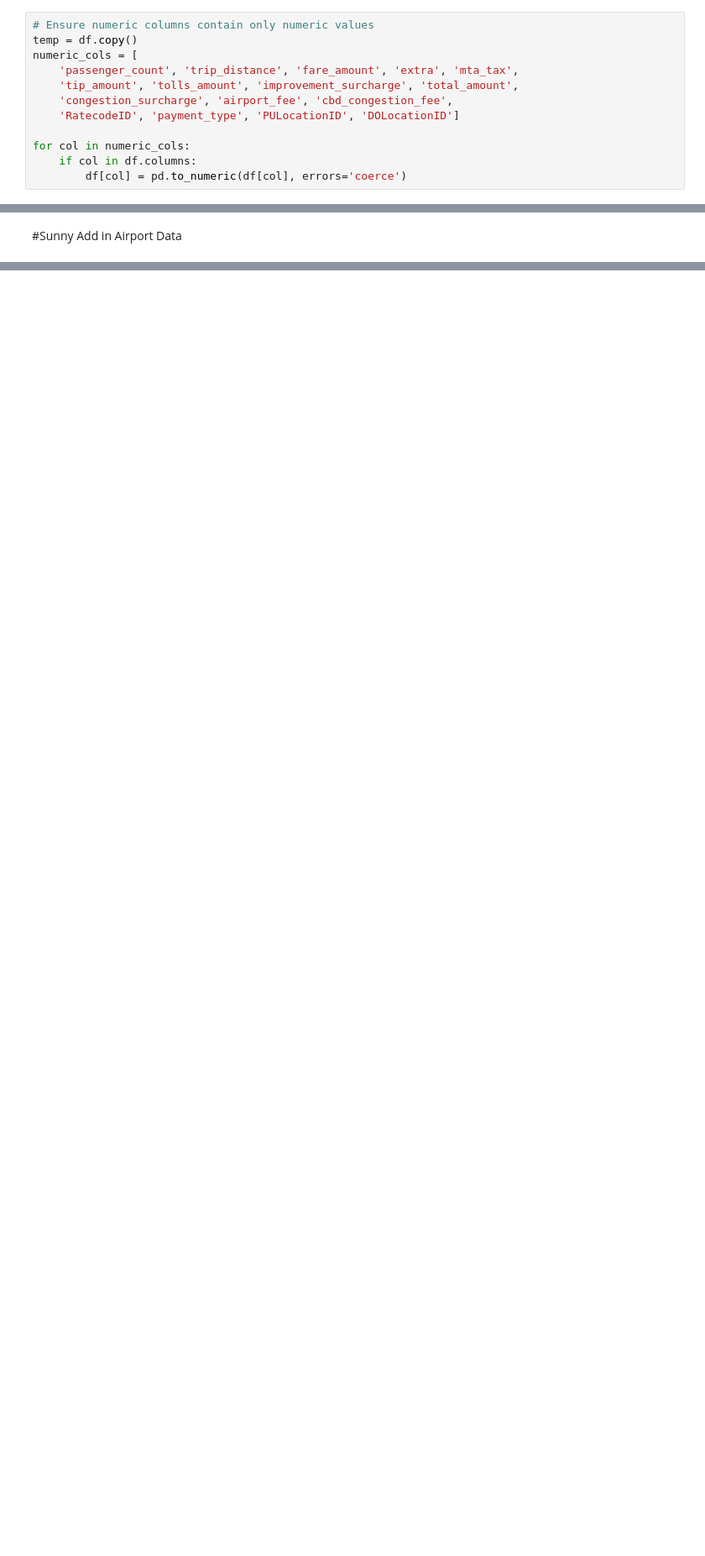
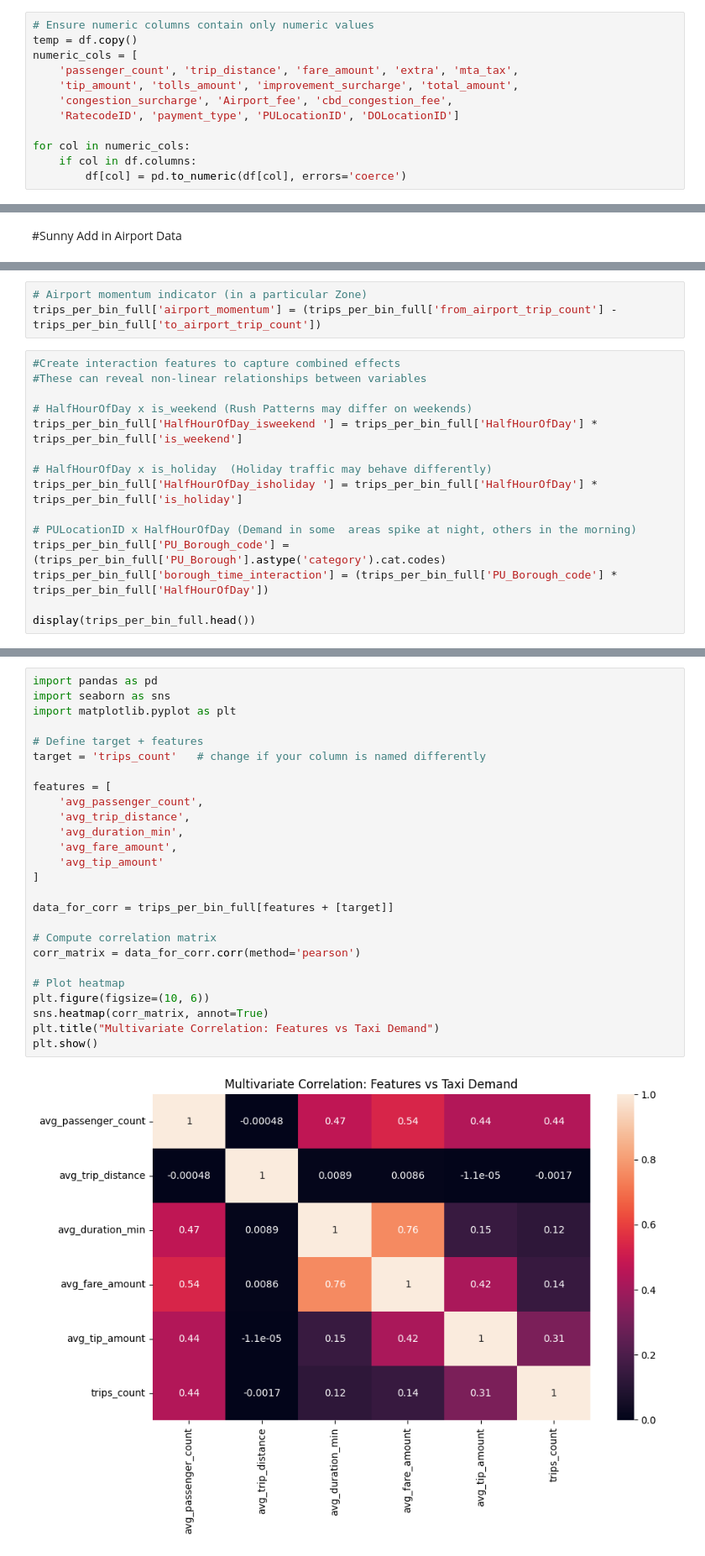
Before and after one commit to mmarynama/AI_Project, a Jupyter notebook: MASTER_Group_project_AI.ipynb, the cells around one changed output, grey strips where cells are left out. Shown at 84% size. Drawn from its saved outputs; the diff is of its cells as text; blank space fills up the shorter version.

```diff
--- a/MASTER_Group_project_AI.ipynb
+++ b/MASTER_Group_project_AI.ipynb
@@ -252,7 +383,7 @@ temp = df.copy()
 numeric_cols = [
     'passenger_count', 'trip_distance', 'fare_amount', 'extra', 'mta_tax',
     'tip_amount', 'tolls_amount', 'improvement_surcharge', 'total_amount',
-    'congestion_surcharge', 'airport_fee', 'cbd_congestion_fee',
+    'congestion_surcharge', 'Airport_fee', 'cbd_congestion_fee',
     'RatecodeID', 'payment_type', 'PULocationID', 'DOLocationID']
 
 for col in numeric_cols:
@@ -1076,0 +1921,18 @@ trips_val_scaled[numeric_cols] = scaler.transform(trips_val_scaled[numeric_cols]
+# %%
+# Airport momentum indicator (in a particular Zone)
+trips_per_bin_full['airport_momentum'] = (trips_per_bin_full['from_airport_trip_count'] - trips_per_bin_full['to_airport_trip_count'])
+# %%
+#Create interaction features to capture combined effects
+#These can reveal non-linear relationships between variables
+
+# HalfHourOfDay x is_weekend (Rush Patterns may differ on weekends)
+trips_per_bin_full['HalfHourOfDay_isweekend '] = trips_per_bin_full['HalfHourOfDay'] * trips_per_bin_full['is_weekend']
+
+# HalfHourOfDay x is_holiday  (Holiday traffic may behave differently)
+trips_per_bin_full['HalfHourOfDay_isholiday '] = trips_per_bin_full['HalfHourOfDay'] * trips_per_bin_full['is_holiday']
+
+# PULocationID x HalfHourOfDay (Demand in some  areas spike at night, others in the morning)
+trips_per_bin_full['PU_Borough_code'] = (trips_per_bin_full['PU_Borough'].astype('category').cat.codes)
+trips_per_bin_full['borough_time_interaction'] = (trips_per_bin_full['PU_Borough_code'] * trips_per_bin_full['HalfHourOfDay'])
+
+display(trips_per_bin_full.head())
@@ -1076,0 +2005,28 @@ trips_val_scaled[numeric_cols] = scaler.transform(trips_val_scaled[numeric_cols]
+# %%
+import pandas as pd
+import seaborn as sns
+import matplotlib.pyplot as plt
+
+# Define target + features
+target = 'trips_count'   # change if your column is named differently
+
+features = [
+    'avg_passenger_count',
+    'avg_trip_distance',
+    'avg_duration_min',
+    'avg_fare_amount',
+    'avg_tip_amount'
+]
+
+data_for_corr = trips_per_bin_full[features + [target]]
+
+# Compute correlation matrix
+corr_matrix = data_for_corr.corr(method='pearson')
+
+# Plot heatmap
+plt.figure(figsize=(10, 6))
+sns.heatmap(corr_matrix, annot=True)
+plt.title("Multivariate Correlation: Features vs Taxi Demand")
+plt.show()
+# %% [output]
+[figure, added]
```
Also changed, not shown: parts of 133 cells of this notebook.
